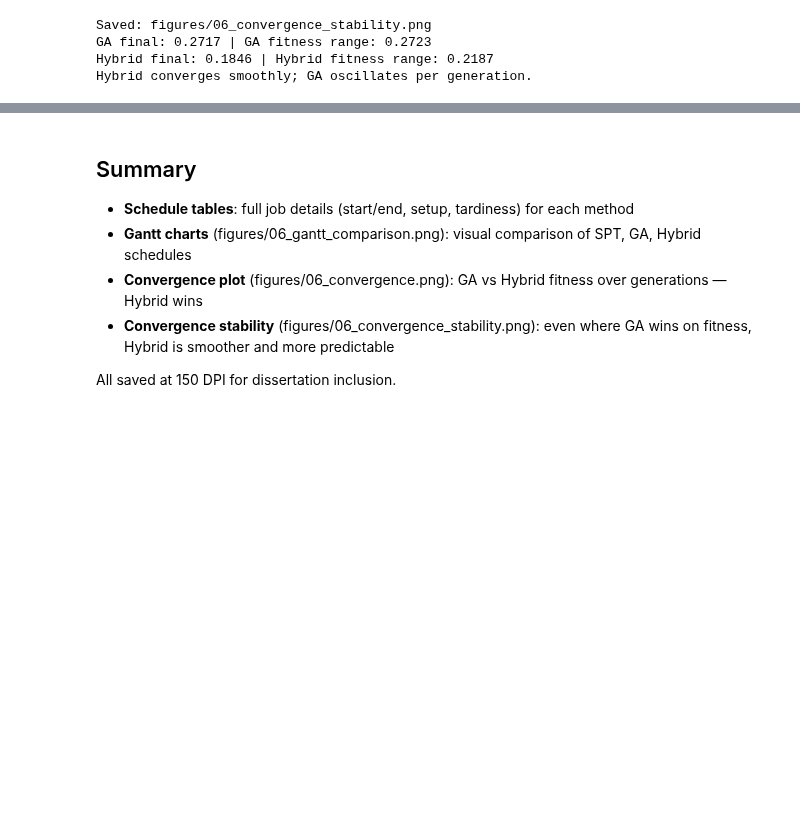
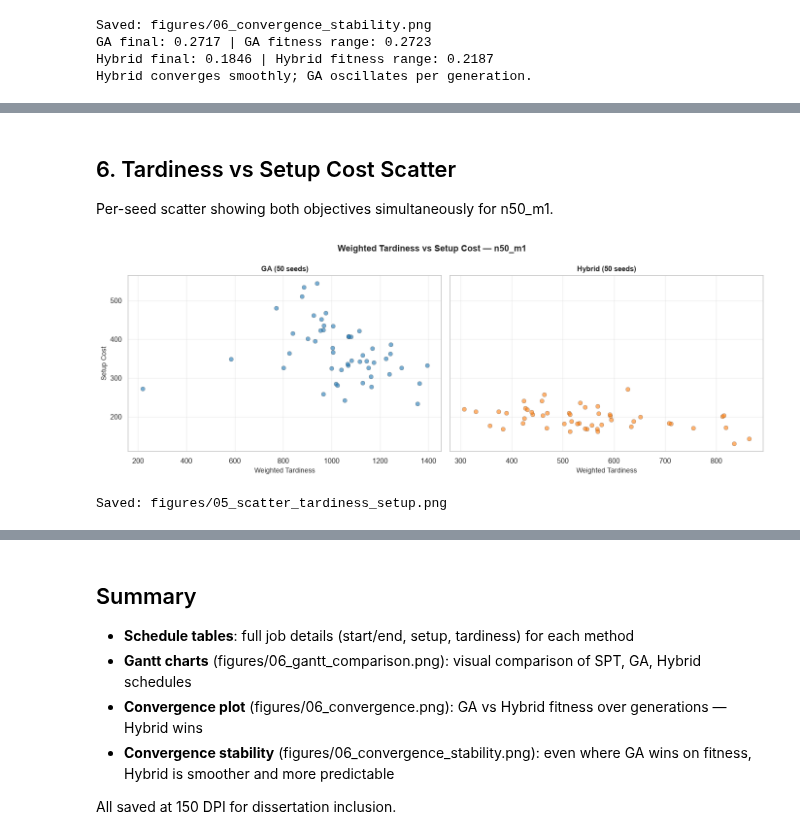
Before and after one commit to Gogula11/Dissertation, a Jupyter notebook: notebooks/06_visualisations.ipynb, the cells around one changed output, grey strips where cells are left out. Cells and saved outputs as stored; diff of their text form; code cells hidden in the pictures; blank space fills up the shorter version.

```diff
--- a/notebooks/06_visualisations.ipynb
+++ b/notebooks/06_visualisations.ipynb
@@ -360,0 +404,34 @@ Hybrid converges smoothly; GA oscillates per generation.
+# %% [markdown]
+## 6. Tardiness vs Setup Cost Scatter
+
+Per-seed scatter showing both objectives simultaneously for n50_m1.
+# %%
+with open(os.path.join(root, 'results/raw/ga.json')) as f:
+    ga_data = json.load(f)
+with open(os.path.join(root, 'results/raw/hybrid.json')) as f:
+    hy_data = json.load(f)
+
+cfg = 'n50_m1'
+ga_wt = [r['weighted_tardiness'] for r in ga_data[cfg]]
+ga_sc = [r['setup_cost'] for r in ga_data[cfg]]
+hy_wt = [r['weighted_tardiness'] for r in hy_data[cfg]]
+hy_sc = [r['setup_cost'] for r in hy_data[cfg]]
+
+fig, axes = plt.subplots(1, 2, figsize=(14, 5), sharey=True)
+axes[0].scatter(ga_wt, ga_sc, alpha=0.6, c='#1f77b4', edgecolors='black', linewidths=0.3, s=40)
+axes[0].set_title('GA (50 seeds)', fontsize=11, fontweight='bold')
+axes[0].set_xlabel('Weighted Tardiness', fontsize=10)
+axes[0].set_ylabel('Setup Cost', fontsize=10)
+axes[0].grid(True, alpha=0.3)
+axes[1].scatter(hy_wt, hy_sc, alpha=0.6, c='#ff7f0e', edgecolors='black', linewidths=0.3, s=40)
+axes[1].set_title('Hybrid (50 seeds)', fontsize=11, fontweight='bold')
+axes[1].set_xlabel('Weighted Tardiness', fontsize=10)
+axes[1].grid(True, alpha=0.3)
+fig.suptitle('Weighted Tardiness vs Setup Cost — n50_m1', fontsize=13, fontweight='bold')
+plt.tight_layout()
+plt.savefig(os.path.join(root, 'figures/05_scatter_tardiness_setup.png'), dpi=150, bbox_inches='tight')
+plt.show()
+print('Saved: figures/05_scatter_tardiness_setup.png')
+# %% [output]
+[figure, added]
+Saved: figures/05_scatter_tardiness_setup.png
```
Also changed, not shown: parts of 4 cells of this notebook, 10 other files.
